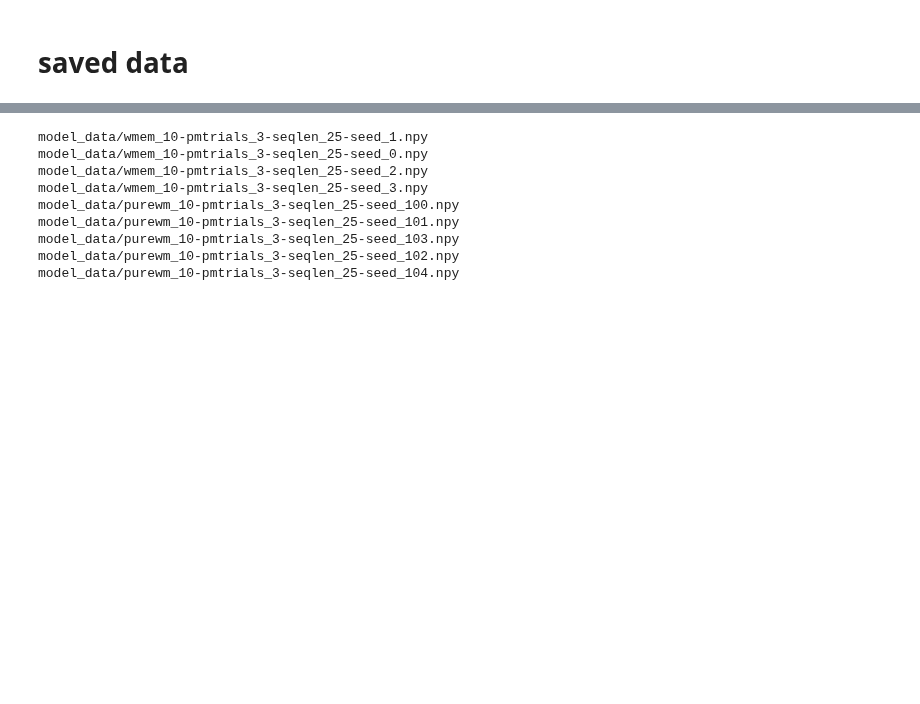
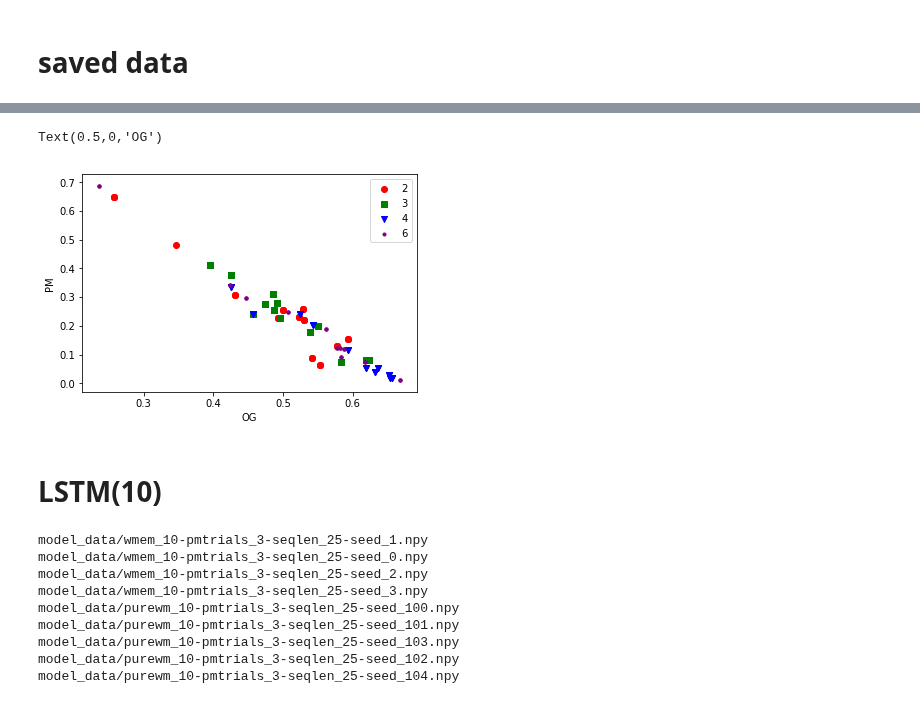
Before and after one commit to andrebeu/PM, a Jupyter notebook: pmtask.ipynb, the cells around one changed output, grey strips where cells are left out. Cells and saved outputs as stored; diff of their text form; code cells hidden in the pictures; blank space fills up the shorter version.

```diff
--- a/pmtask.ipynb
+++ b/pmtask.ipynb
@@ -28,4 +34,7 @@ def load_score(fpath,verb=False):
   for netn,fpath in enumerate(fpathL):
     score[netn] = np.load(fpath)
   return score
+
+og_trials = [4,5]
+pm_trials = [6,11]
 # %%
@@ -37,3 +53,27 @@ score.shape
+# %%
+ax = plt.gca()
+mL = ['o',',','v','.']
+cL = ['r','g','b','purple']
+trL = [2,3,4,6]
+wL = [1,2,3]
+for i,g in enumerate(trL):
+  fpath = 'purewm_20*-pmtrials_%i-*'%g
+#   fpath = 'purewm_20*-pmweight_%i-*'%g
+  score = load_score(fpath)
+  ogacc = score[:,:,og_trials].mean((1,2))
+  pmacc = score[:,:,pm_trials].mean((1,2))
+  ax.scatter(ogacc,pmacc,c=cL[i],marker=mL[i],label=g)
+
+plt.legend()
+ax.set_ylabel('PM')
+ax.set_xlabel('OG')
+# ax.set_xlim(0,1)
+# ax.set_ylim(0,1)
+# %% [output]
+Text(0.5,0,'OG')
+[figure, added]
+# %% [markdown]
+# LSTM(10)
 # %%
 og_trials = [4,5]
 pm_trials = [6,11]
```
Also changed, not shown: parts of 12 cells of this notebook, 5 other files.
